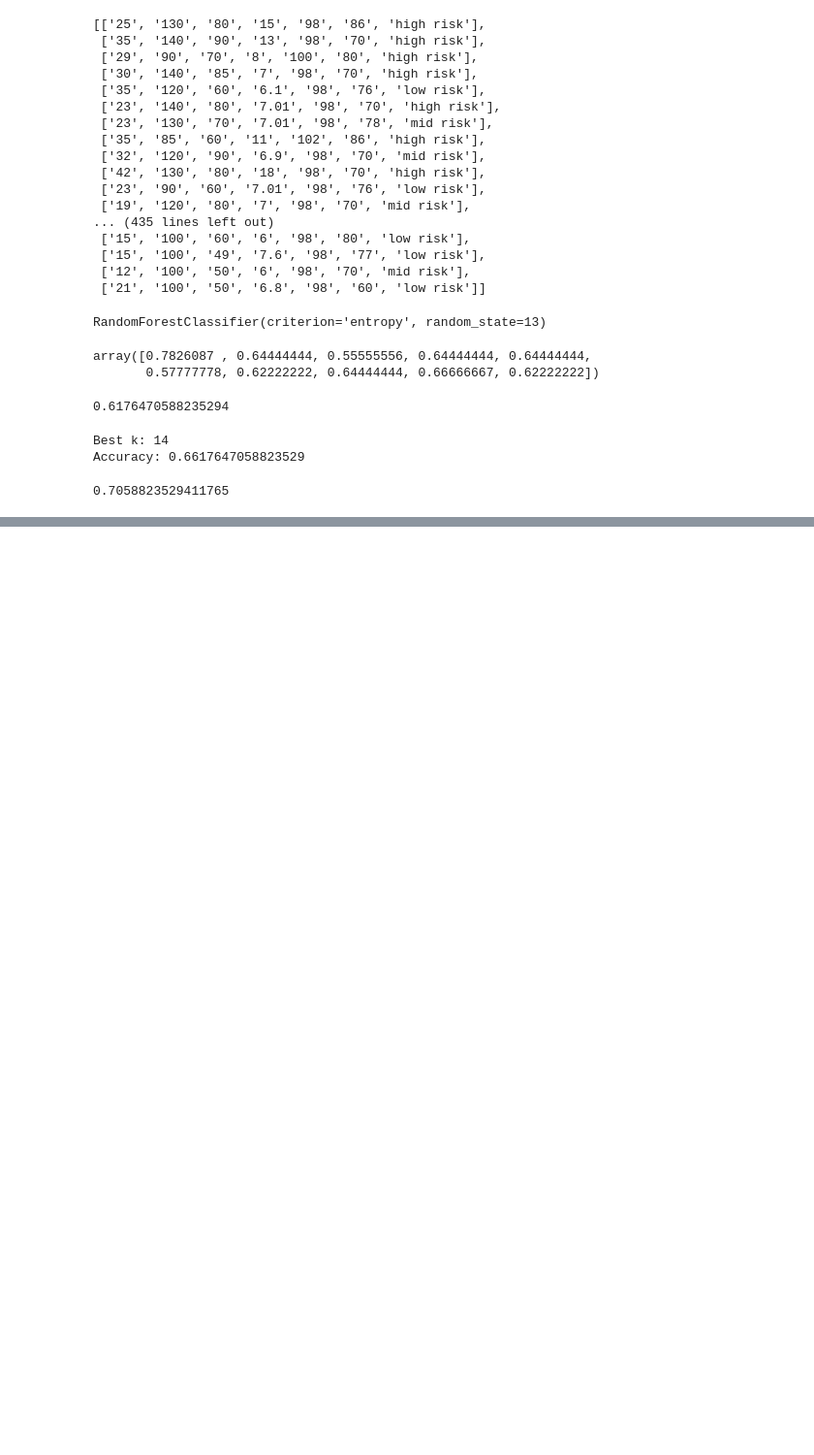
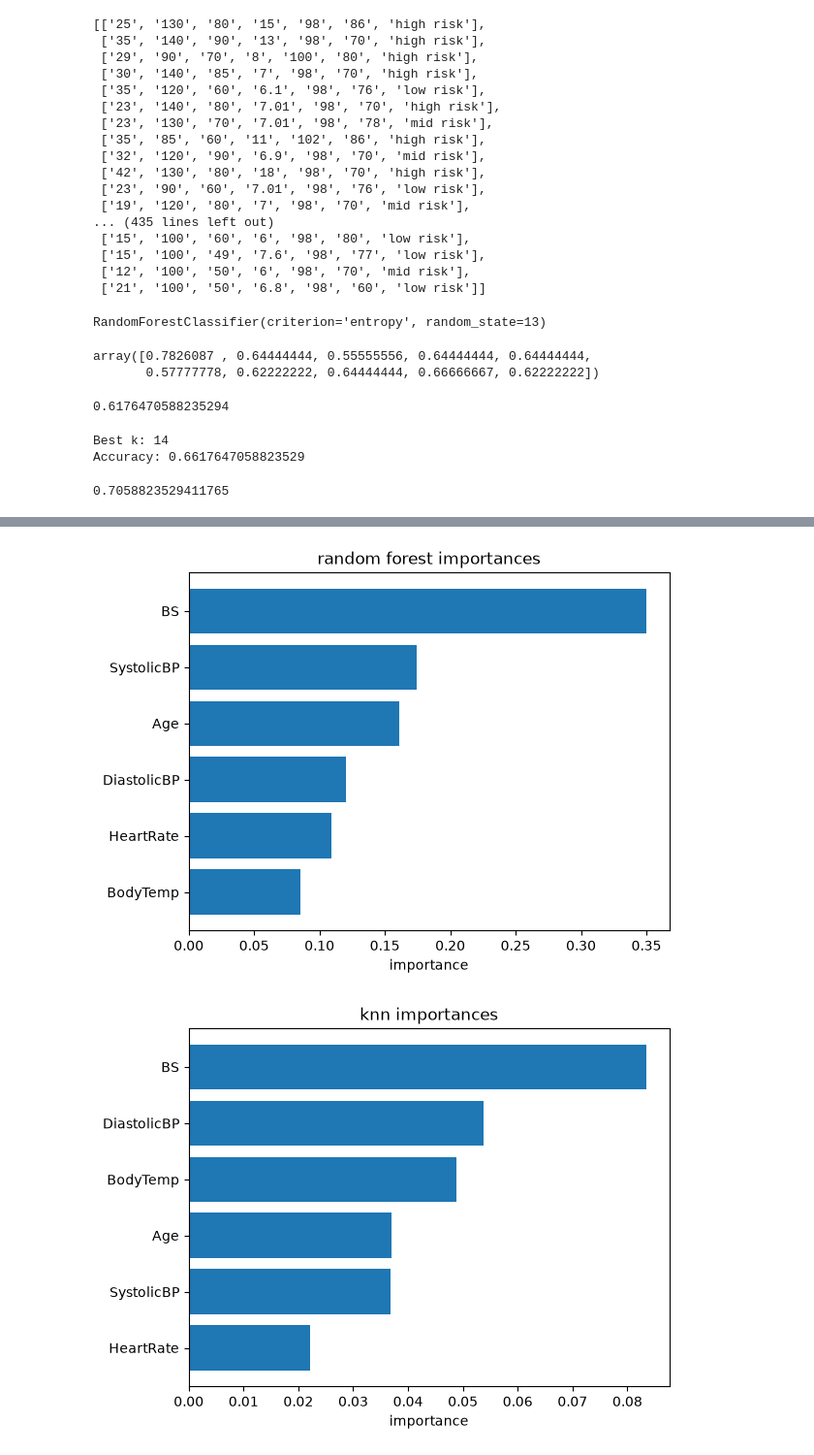
Before and after one commit to aschmidt2024/Predicting-Maternal-Health-Risk, a Jupyter notebook: FinalProject.ipynb, the cells around one changed output, grey strips where cells are left out. Shown at 97% size. Drawn from its saved outputs; the diff is of its cells as text; code cells hidden in the pictures; blank space fills up the shorter version.

Commit message:
Added importances, overfitting check, and roc curves

```diff
--- a/FinalProject.ipynb
+++ b/FinalProject.ipynb
@@ -152,0 +213,27 @@ Ensemble CV accuracy:  [0.76086957 0.64444444 0.68888889 0.62222222 0.62222222 0
+# %%
+# some bar for the importances
+import matplotlib.pyplot as plt
+
+names = [feature for value, feature in rfImportance]
+values = [value for value, feature in rfImportance]
+plt.barh(names[::-1], values[::-1])
+plt.xlabel("importance")
+plt.title("random forest importances")
+plt.show()
+
+names = [feature for value, feature in knnImportance]
+values = [value for value, feature in knnImportance]
+plt.barh(names[::-1], values[::-1])
+plt.xlabel("importance")
+plt.title("knn importances")
+plt.show()
+
+names = [feature for value, feature in ensembleImportance]
+values = [value for value, feature in ensembleImportance]
+plt.barh(names[::-1], values[::-1])
+plt.xlabel("importance")
+plt.title("ensemble importances")
+plt.show()
+# %% [output]
+[figure, added]
+[figure, added]
```
Also changed, not shown: parts of 6 cells of this notebook.
